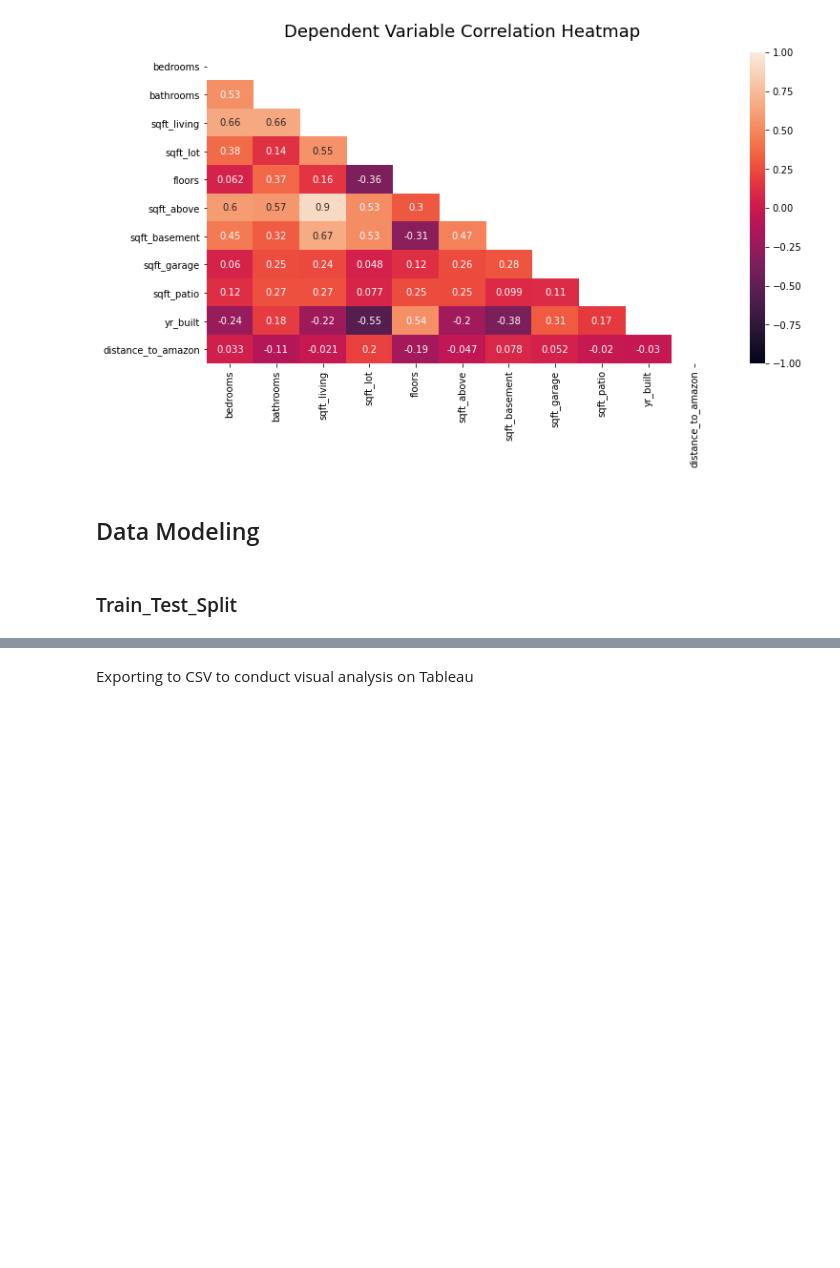
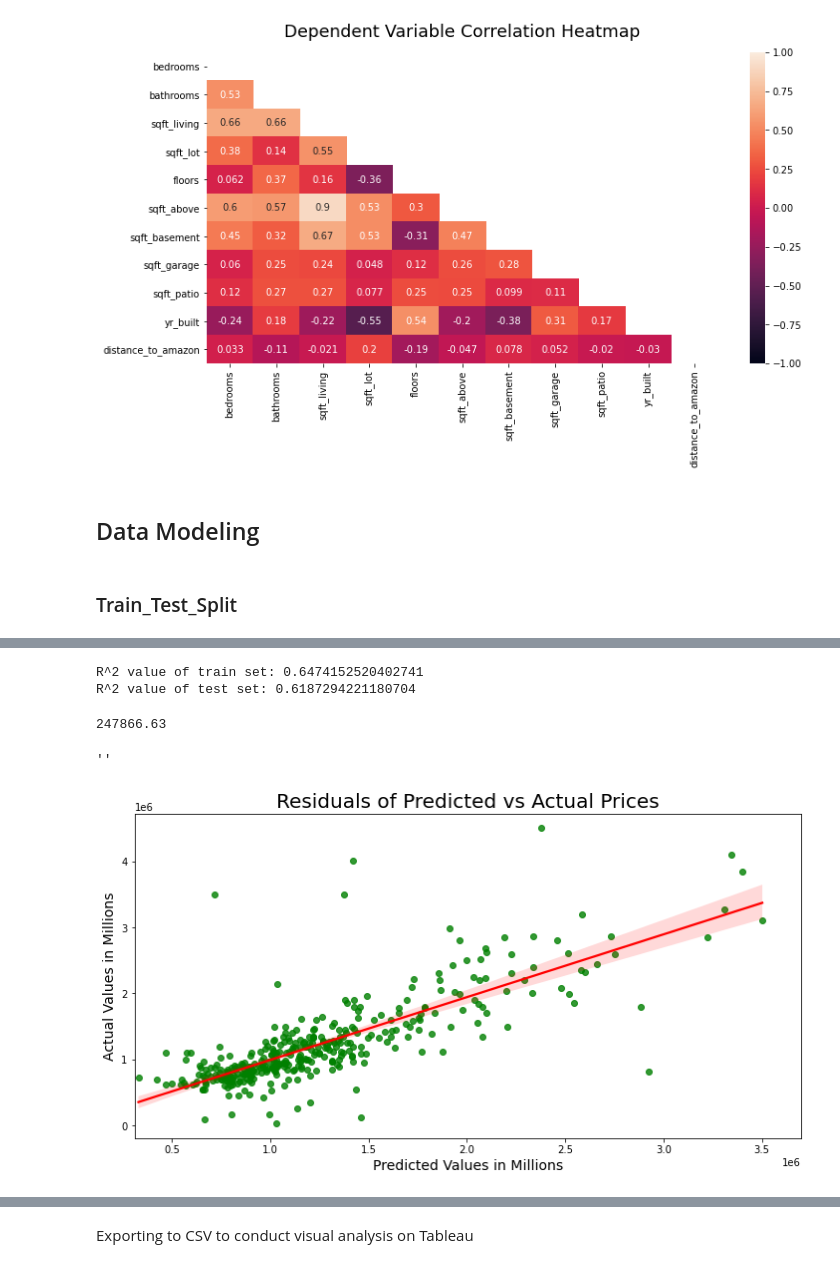
Before and after one commit to ddcots24/King_County_Housing, a Jupyter notebook: Housing_Analysis.ipynb, the cells around one changed output, grey strips where cells are left out. Cells and saved outputs as stored; diff of their text form; code cells hidden in the pictures; blank space fills up the shorter version.

```diff
--- a/Housing_Analysis.ipynb
+++ b/Housing_Analysis.ipynb
@@ -237,10 +268,14 @@ cond_list = ['poor', 'fair', 'average', 'good', 'very good']
 view_list = ['none', 'fair', 'average', 'good', 'excellent']
 nom_list = ['waterfront', 'nuisance', 'greenbelt', 'heat_source', 'sewer_system', 'zip_code']
 # %%
+# creating lists for
 ordinal_pipe = Pipeline([('ord_enc', OrdinalEncoder(categories = [grade_list, cond_list, view_list]))])
 nominal_pipe = Pipeline([('one_hot', OneHotEncoder())])
-numeric_pipe = Pipeline((['std_scale', StandardScaler()]))
+numeric_pipe = Pipeline([('std_scale', StandardScaler())])
 preprocessor = ColumnTransformer(transformers = [('ordpipe', ordinal_pipe, ['grade', 'condition', 'view']),
                                   ('nominalpipe', nominal_pipe, nom_list),
-                                  ('numpipe', numeric_pipeline, dependent_var)],
-                                remainder = 'passthrough')
+                                  ('numpipe', numeric_pipe, dependent_var)])
+# %%
+pipe = Pipeline([('preprocessing', preprocessor), ('model', LinearRegression())])
+# %%
+pipe.fit(X_train, y_train)
@@ -246,0 +300,24 @@ preprocessor = ColumnTransformer(transformers = [('ordpipe', ordinal_pipe, ['gra
+# %%
+print(f'R^2 value of train set: {pipe.score(X_train, y_train)}')
+print(f'R^2 value of test set: {pipe.score(X_test, y_test)}')
+# %% [output]
+R^2 value of train set: 0.6474152520402741
+R^2 value of test set: 0.6187294221180704
+# %%
+y_pred = pipe.predict(X_test)
+# %%
+MAE = mean_absolute_error(y_pred, y_test)
+MAE.round(2)
+# %% [output]
+247866.63
+# %%
+plt.figure(figsize = (12,6))
+plt.title('Residuals of Predicted vs Actual Prices', fontsize = 20)
+plt.xlabel('Predicted Values in Millions', fontsize = 14)
+sns.regplot(x = y_pred, y = y_test, scatter_kws={"color": "green"}, line_kws={"color": "red"})
+plt.ylabel('Actual Values in Millions', fontsize = 14)
+plt.xlim([309000, 3700000])
+;
+# %% [output]
+''
+[figure, added]
```
Also changed, not shown: parts of 6 cells of this notebook.
